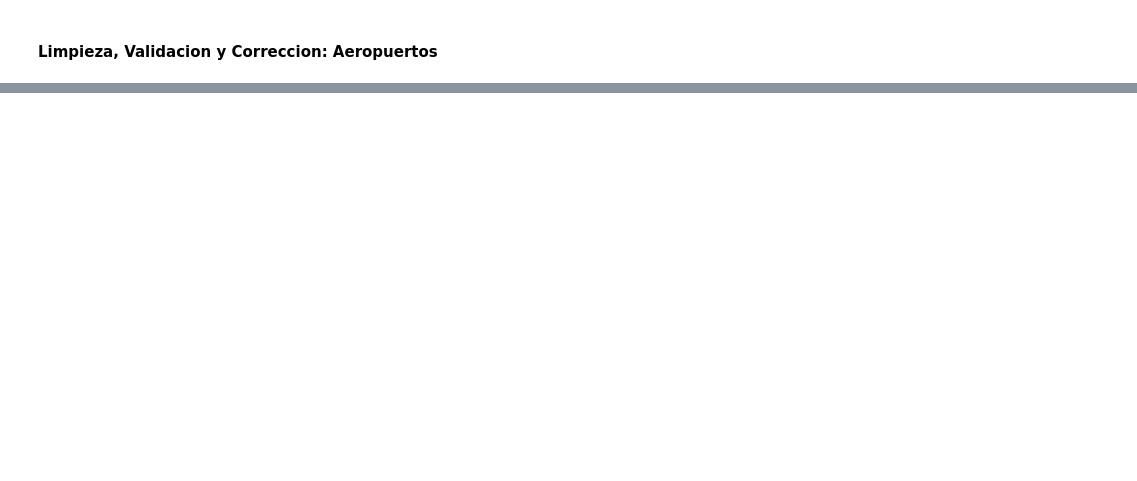
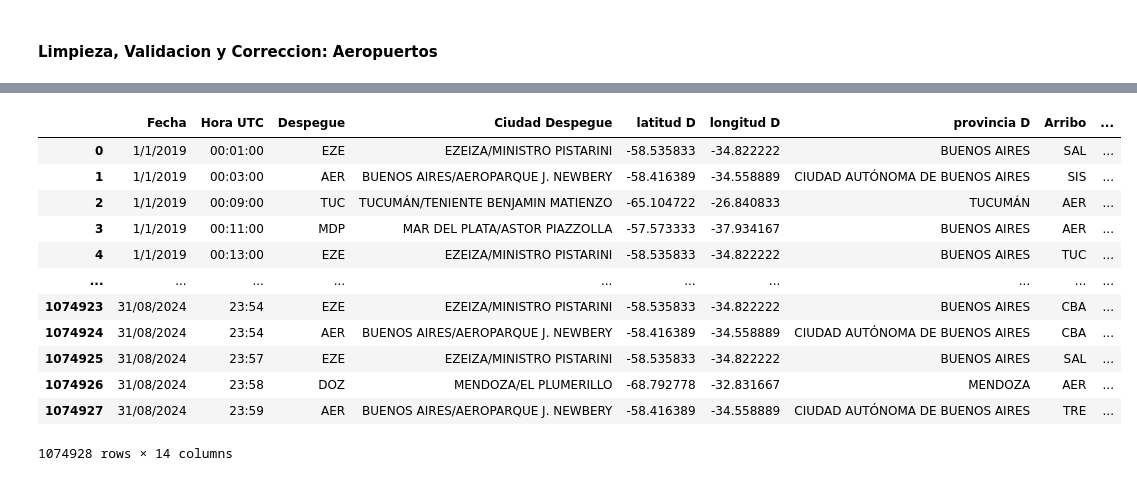
Before and after one commit to federicorey/ciencia_datos_uade, a Jupyter notebook: Aviacion_Civil.ipynb, the cells around one changed output, grey strips where cells are left out. Cells and saved outputs as stored; diff of their text form; code cells hidden in the pictures; blank space fills up the shorter version.

```diff
--- a/Aviacion_Civil.ipynb
+++ b/Aviacion_Civil.ipynb
@@ -280,0 +410,41 @@ df_aeropuertos = pd.read_csv("/content/aeropuertos_detalle.csv", sep=';')
+# %%
+# Merge to get departure airport name
+df_merged = pd.merge(df_vuelos, df_aeropuertos[['local', 'denominacion','latitud','longitud','provincia']], left_on='Aeropuerto', right_on='local', how='left')
+df_merged = df_merged.rename(columns={'denominacion': 'Ciudad Despegue',
+                                      'latitud': 'latitud D',
+                                      'longitud':'longitud D',
+                                      'provincia':'provincia D'})
+
+# Merge again to get arrival airport name
+df_merged = pd.merge(df_merged, df_aeropuertos[['local', 'denominacion','latitud','longitud','provincia']], left_on='Origen / Destino', right_on='local', how='left')
+df_merged = df_merged.rename(columns={'denominacion': 'Ciudad Arribo',
+                                      'latitud': 'latitud A',
+                                      'longitud':'longitud A',
+                                      'provincia':'provincia A'})
+
+
+# Select the desired columns, including airport names
+df_view_1 = df_merged[['Fecha', 'Hora UTC',
+                       'local_x', 'Ciudad Despegue', 'latitud D', 'longitud D', 'provincia D',
+                       'local_y', 'Ciudad Arribo', 'latitud A', 'longitud A', 'provincia A',
+                       'Pasajeros', 'Aerolinea Nombre']]
+
+# Rename the 'Pasajeros' column for better readability
+df_view_1 = df_view_1.rename(columns={'local_x':'Despegue','local_y':'Arribo','Pasajeros': 'CantidadPasajeros'})
+
+# Display the DataFrame
+df_view_1
+# %% [output]
+|  | Fecha | Hora UTC | Despegue | Ciudad Despegue | latitud D | longitud D | provincia D | Arribo | ... |
+| 0 | 1/1/2019 | 00:01:00 | EZE | EZEIZA/MINISTRO PISTARINI | -58.535833 | -34.822222 | BUENOS AIRES | SAL | ... |
+| 1 | 1/1/2019 | 00:03:00 | AER | BUENOS AIRES/AEROPARQUE J. NEWBERY | -58.416389 | -34.558889 | CIUDAD AUTÓNOMA DE BUENOS AIRES | SIS | ... |
+| 2 | 1/1/2019 | 00:09:00 | TUC | TUCUMÁN/TENIENTE BENJAMIN MATIENZO | -65.104722 | -26.840833 | TUCUMÁN | AER | ... |
+| 3 | 1/1/2019 | 00:11:00 | MDP | MAR DEL PLATA/ASTOR PIAZZOLLA | -57.573333 | -37.934167 | BUENOS AIRES | AER | ... |
+| 4 | 1/1/2019 | 00:13:00 | EZE | EZEIZA/MINISTRO PISTARINI | -58.535833 | -34.822222 | BUENOS AIRES | TUC | ... |
+| ... | ... | ... | ... | ... | ... | ... | ... | ... | ... |
+| 1074923 | 31/08/2024 | 23:54 | EZE | EZEIZA/MINISTRO PISTARINI | -58.535833 | -34.822222 | BUENOS AIRES | CBA | ... |
+| 1074924 | 31/08/2024 | 23:54 | AER | BUENOS AIRES/AEROPARQUE J. NEWBERY | -58.416389 | -34.558889 | CIUDAD AUTÓNOMA DE BUENOS AIRES | CBA | ... |
+| 1074925 | 31/08/2024 | 23:57 | EZE | EZEIZA/MINISTRO PISTARINI | -58.535833 | -34.822222 | BUENOS AIRES | SAL | ... |
+| 1074926 | 31/08/2024 | 23:58 | DOZ | MENDOZA/EL PLUMERILLO | -68.792778 | -32.831667 | MENDOZA | AER | ... |
+| 1074927 | 31/08/2024 | 23:59 | AER | BUENOS AIRES/AEROPARQUE J. NEWBERY | -58.416389 | -34.558889 | CIUDAD AUTÓNOMA DE BUENOS AIRES | TRE | ... |
+1074928 rows × 14 columns
```
Also changed, not shown: parts of 18 cells of this notebook.
